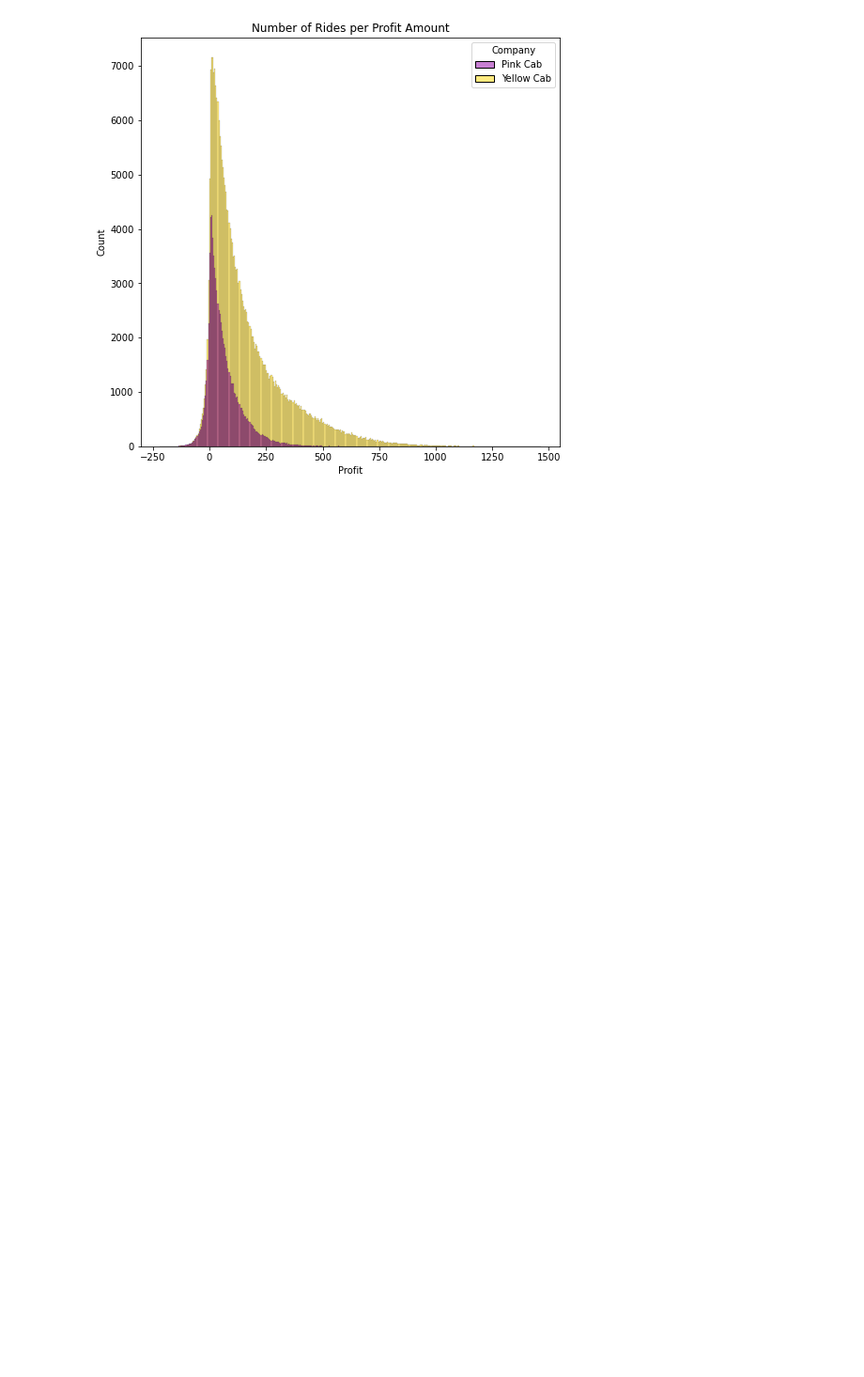
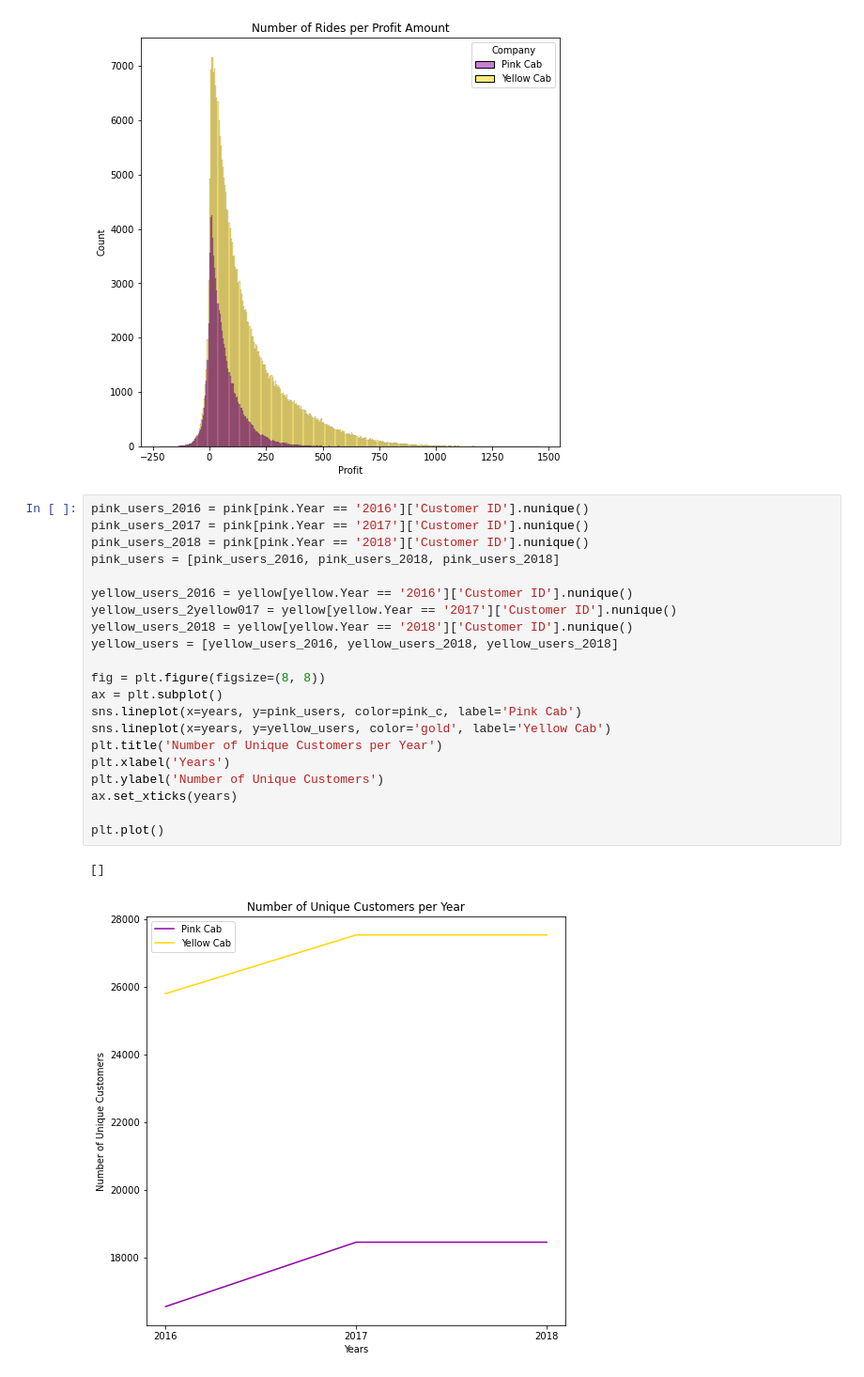
Before and after one commit to TheHamhams/taxi, a Jupyter notebook: taxi_notebook.ipynb, the cells around one changed output. Shown at 94% size. Drawn from its saved outputs; the diff is of its cells as text; blank space fills up the shorter version.

```diff
--- a/taxi_notebook.ipynb
+++ b/taxi_notebook.ipynb
@@ -191,3 +205,27 @@ plt.plot()
 # %% [output]
 []
 [figure]
+# %%
+pink_users_2016 = pink[pink.Year == '2016']['Customer ID'].nunique()
+pink_users_2017 = pink[pink.Year == '2017']['Customer ID'].nunique()
+pink_users_2018 = pink[pink.Year == '2018']['Customer ID'].nunique()
+pink_users = [pink_users_2016, pink_users_2018, pink_users_2018]
+
+yellow_users_2016 = yellow[yellow.Year == '2016']['Customer ID'].nunique()
+yellow_users_2yellow017 = yellow[yellow.Year == '2017']['Customer ID'].nunique()
+yellow_users_2018 = yellow[yellow.Year == '2018']['Customer ID'].nunique()
+yellow_users = [yellow_users_2016, yellow_users_2018, yellow_users_2018]
+
+fig = plt.figure(figsize=(8, 8))
+ax = plt.subplot()
+sns.lineplot(x=years, y=pink_users, color=pink_c, label='Pink Cab')
+sns.lineplot(x=years, y=yellow_users, color='gold', label='Yellow Cab')
+plt.title('Number of Unique Customers per Year')
+plt.xlabel('Years')
+plt.ylabel('Number of Unique Customers')
+ax.set_xticks(years)
+
+plt.plot()
+# %% [output]
+[]
+[figure, added]
```
Also changed, not shown: parts of 4 cells of this notebook.
